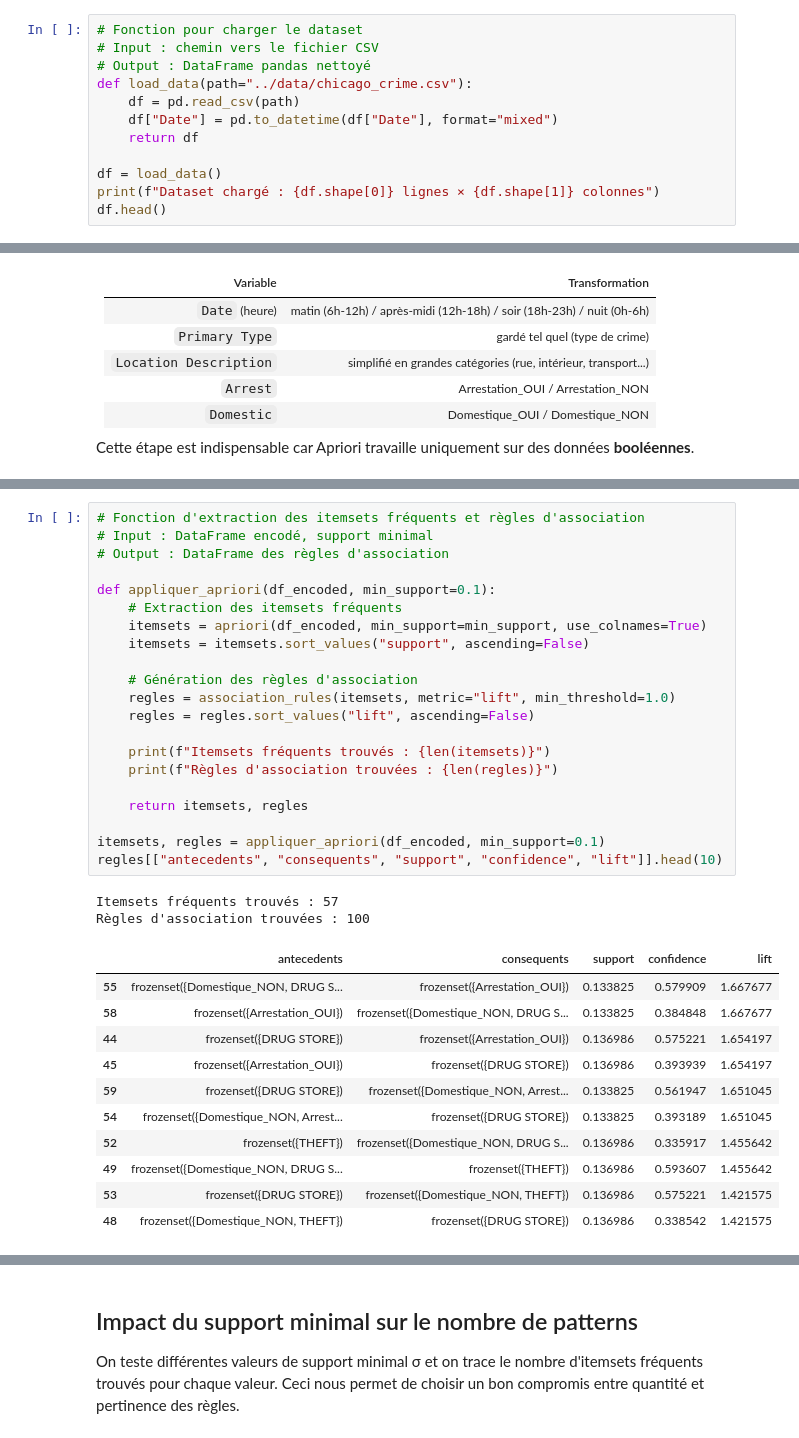
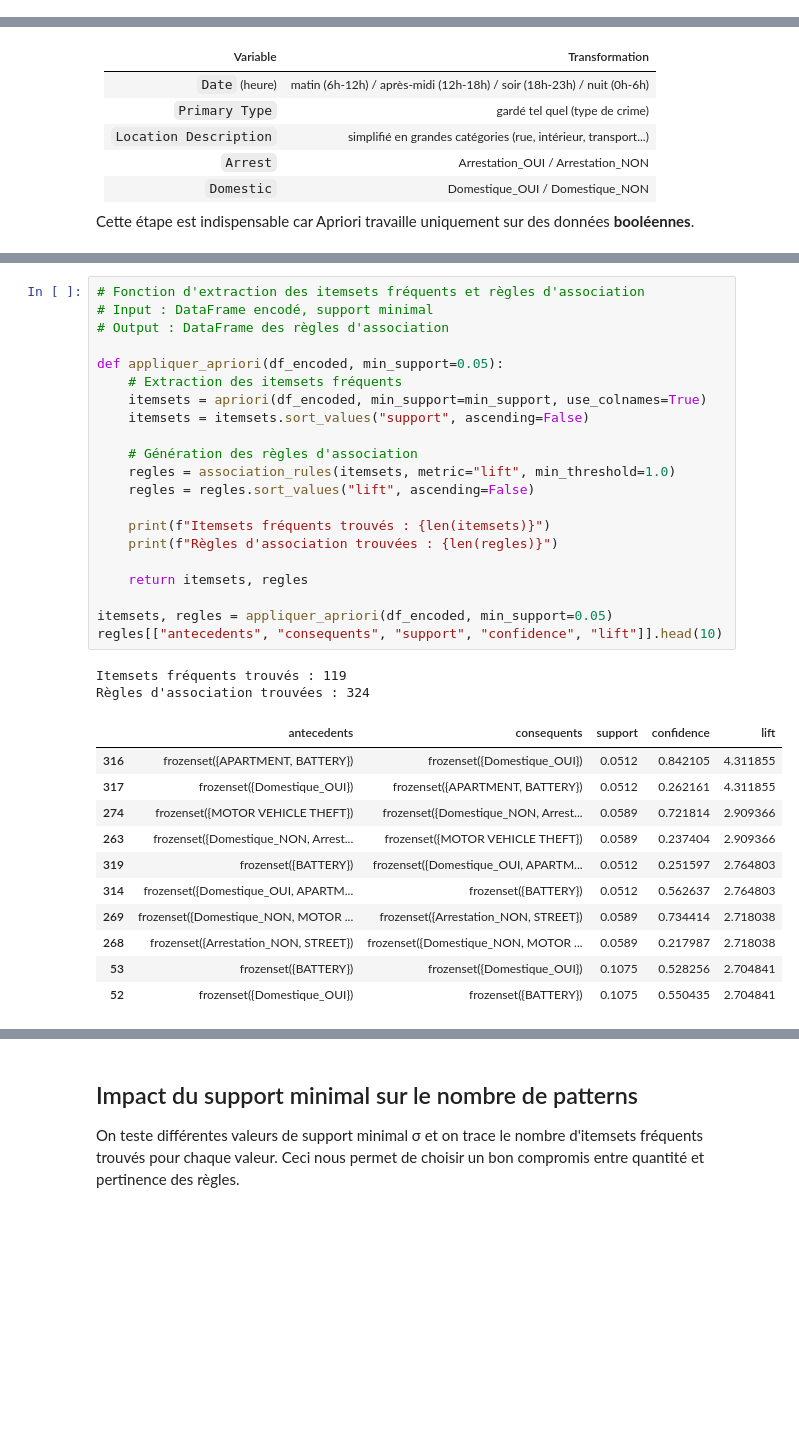
Before and after one commit to akavuansiko/chicago-crime-analysis, a Jupyter notebook: notebooks/pattern_mining.ipynb, the cells around one changed output, grey strips where cells are left out. Drawn from its saved outputs; the diff is of its cells as text; blank space fills up the shorter version.

Commit message:
feat: pattern mining finalisé - Apriori σ=0.05 + Sankey (Ekta)

```diff
--- a/notebooks/pattern_mining.ipynb
+++ b/notebooks/pattern_mining.ipynb
@@ -19,14 +22,2 @@ pio.renderers.default = "notebook"
 # %% [markdown]
 ### Chargement du dataset
-# %%
-# Fonction pour charger le dataset
-# Input : chemin vers le fichier CSV
-# Output : DataFrame pandas nettoyé
-def load_data(path="../data/chicago_crime.csv"):
-    df = pd.read_csv(path)
-    df["Date"] = pd.to_datetime(df["Date"], format="mixed")
-    return df
-
-df = load_data()
-print(f"Dataset chargé : {df.shape[0]} lignes × {df.shape[1]} colonnes")
-df.head()
@@ -171,36 +214,36 @@ On choisit 0.1 car notre dataset est petit (949 lignes).
 # %%
 # Fonction d'extraction des itemsets fréquents et règles d'association
 # Input : DataFrame encodé, support minimal
 # Output : DataFrame des règles d'association
 
-def appliquer_apriori(df_encoded, min_support=0.1):
+def appliquer_apriori(df_encoded, min_support=0.05):
     # Extraction des itemsets fréquents
     itemsets = apriori(df_encoded, min_support=min_support, use_colnames=True)
     itemsets = itemsets.sort_values("support", ascending=False)
 
     # Génération des règles d'association
     regles = association_rules(itemsets, metric="lift", min_threshold=1.0)
     regles = regles.sort_values("lift", ascending=False)
 
     print(f"Itemsets fréquents trouvés : {len(itemsets)}")
     print(f"Règles d'association trouvées : {len(regles)}")
 
     return itemsets, regles
 
-itemsets, regles = appliquer_apriori(df_encoded, min_support=0.1)
+itemsets, regles = appliquer_apriori(df_encoded, min_support=0.05)
 regles[["antecedents", "consequents", "support", "confidence", "lift"]].head(10)
 # %% [output]
-Itemsets fréquents trouvés : 57
-Règles d'association trouvées : 100
+Itemsets fréquents trouvés : 119
+Règles d'association trouvées : 324
 |  | antecedents | consequents | support | confidence | lift |
-| 55 | frozenset({Domestique_NON, DRUG S... | frozenset({Arrestation_OUI}) | 0.133825 | 0.579909 | 1.667677 |
-| 58 | frozenset({Arrestation_OUI}) | frozenset({Domestique_NON, DRUG S... | 0.133825 | 0.384848 | 1.667677 |
-| 44 | frozenset({DRUG STORE}) | frozenset({Arrestation_OUI}) | 0.136986 | 0.575221 | 1.654197 |
-| 45 | frozenset({Arrestation_OUI}) | frozenset({DRUG STORE}) | 0.136986 | 0.393939 | 1.654197 |
-| 59 | frozenset({DRUG STORE}) | frozenset({Domestique_NON, Arrest... | 0.133825 | 0.561947 | 1.651045 |
-| 54 | frozenset({Domestique_NON, Arrest... | frozenset({DRUG STORE}) | 0.133825 | 0.393189 | 1.651045 |
-| 52 | frozenset({THEFT}) | frozenset({Domestique_NON, DRUG S... | 0.136986 | 0.335917 | 1.455642 |
-| 49 | frozenset({Domestique_NON, DRUG S... | frozenset({THEFT}) | 0.136986 | 0.593607 | 1.455642 |
-| 53 | frozenset({DRUG STORE}) | frozenset({Domestique_NON, THEFT}) | 0.136986 | 0.575221 | 1.421575 |
-| 48 | frozenset({Domestique_NON, THEFT}) | frozenset({DRUG STORE}) | 0.136986 | 0.338542 | 1.421575 |
+| 316 | frozenset({APARTMENT, BATTERY}) | frozenset({Domestique_OUI}) | 0.0512 | 0.842105 | 4.311855 |
+| 317 | frozenset({Domestique_OUI}) | frozenset({APARTMENT, BATTERY}) | 0.0512 | 0.262161 | 4.311855 |
+| 274 | frozenset({MOTOR VEHICLE THEFT}) | frozenset({Domestique_NON, Arrest... | 0.0589 | 0.721814 | 2.909366 |
+| 263 | frozenset({Domestique_NON, Arrest... | frozenset({MOTOR VEHICLE THEFT}) | 0.0589 | 0.237404 | 2.909366 |
+| 319 | frozenset({BATTERY}) | frozenset({Domestique_OUI, APARTM... | 0.0512 | 0.251597 | 2.764803 |
+| 314 | frozenset({Domestique_OUI, APARTM... | frozenset({BATTERY}) | 0.0512 | 0.562637 | 2.764803 |
+| 269 | frozenset({Domestique_NON, MOTOR ... | frozenset({Arrestation_NON, STREET}) | 0.0589 | 0.734414 | 2.718038 |
+| 268 | frozenset({Arrestation_NON, STREET}) | frozenset({Domestique_NON, MOTOR ... | 0.0589 | 0.217987 | 2.718038 |
+| 53 | frozenset({BATTERY}) | frozenset({Domestique_OUI}) | 0.1075 | 0.528256 | 2.704841 |
+| 52 | frozenset({Domestique_OUI}) | frozenset({BATTERY}) | 0.1075 | 0.550435 | 2.704841 |
 # %% [markdown]
```
Also changed, not shown: parts of 14 cells of this notebook.
